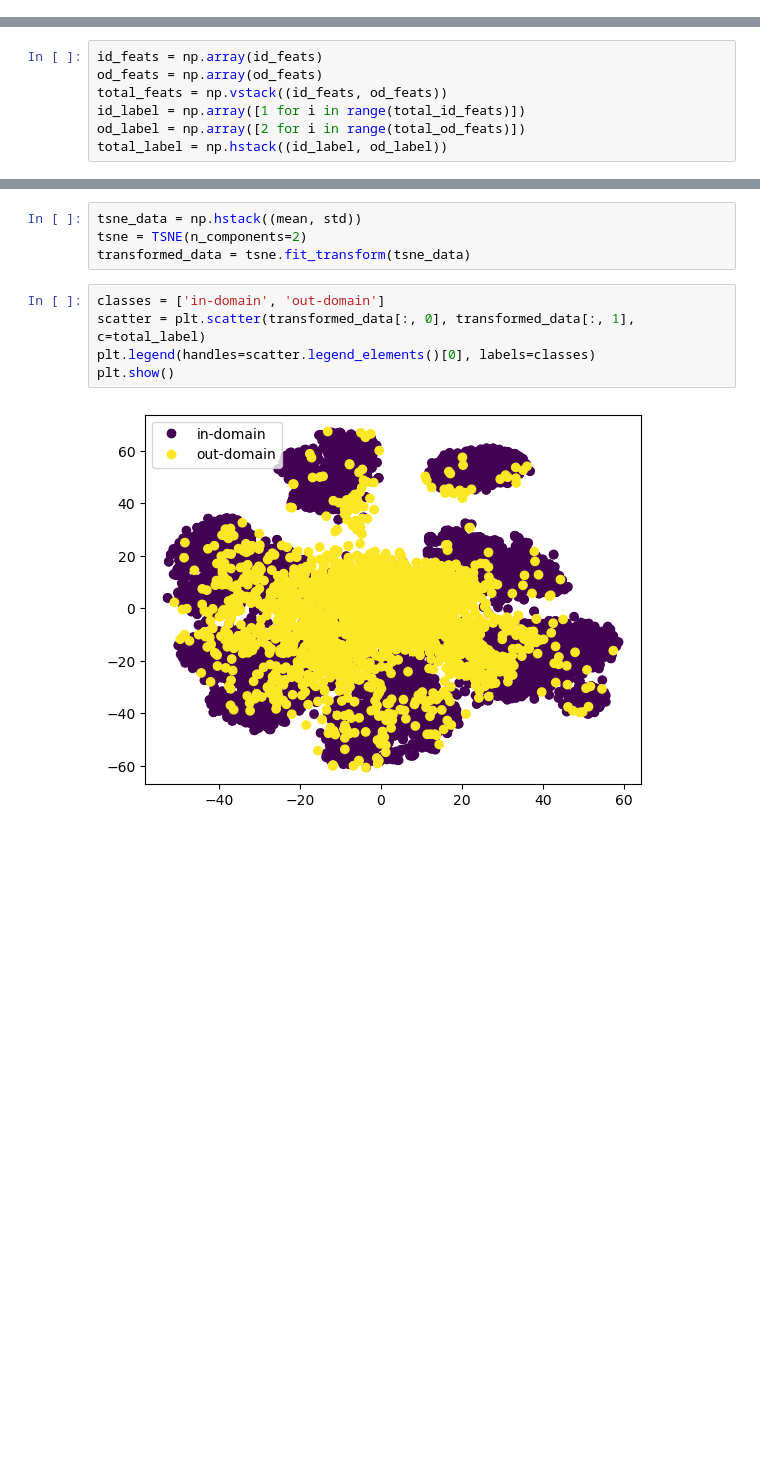
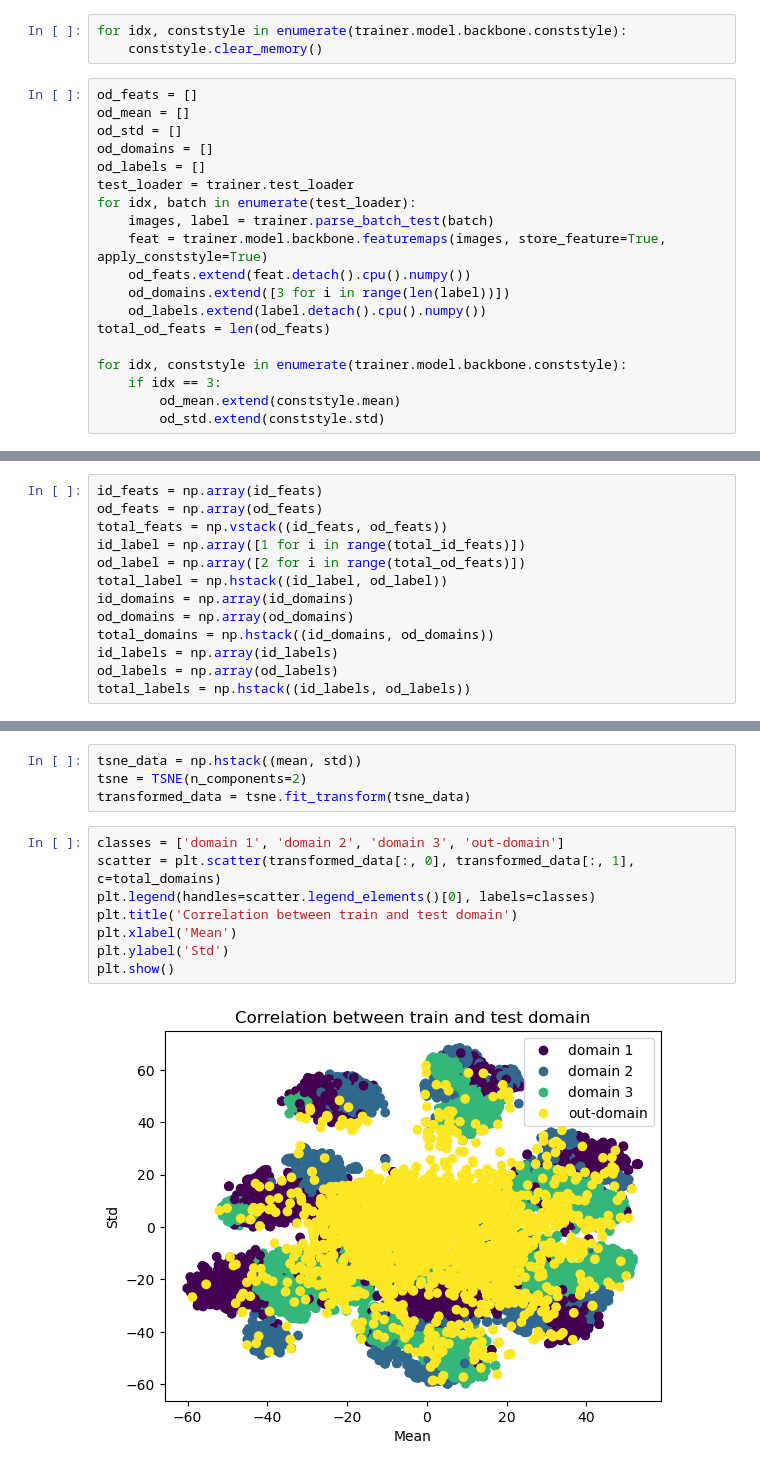
Before and after one commit to nduongw/DSU, a Jupyter notebook: multi-domain-generalization/explore/explore.ipynb, the cells around one changed output, grey strips where cells are left out. Cells and saved outputs as stored; diff of their text form; blank space fills up the shorter version.

```diff
--- a/multi-domain-generalization/explore/explore.ipynb
+++ b/multi-domain-generalization/explore/explore.ipynb
@@ -225,0 +229,22 @@ total_od_feats = len(od_feats)
+# %%
+for idx, conststyle in enumerate(trainer.model.backbone.conststyle):
+    conststyle.clear_memory()
+# %%
+od_feats = []
+od_mean = []
+od_std = []
+od_domains = []
+od_labels = []
+test_loader = trainer.test_loader
+for idx, batch in enumerate(test_loader):
+    images, label = trainer.parse_batch_test(batch)
+    feat = trainer.model.backbone.featuremaps(images, store_feature=True, apply_conststyle=True)
+    od_feats.extend(feat.detach().cpu().numpy())
+    od_domains.extend([3 for i in range(len(label))])
+    od_labels.extend(label.detach().cpu().numpy())
+total_od_feats = len(od_feats)
+
+for idx, conststyle in enumerate(trainer.model.backbone.conststyle):
+    if idx == 3:
+        od_mean.extend(conststyle.mean)
+        od_std.extend(conststyle.std)
@@ -230,3 +259,9 @@ total_feats = np.vstack((id_feats, od_feats))
 id_label = np.array([1 for i in range(total_id_feats)])
 od_label = np.array([2 for i in range(total_od_feats)])
 total_label = np.hstack((id_label, od_label))
+id_domains = np.array(id_domains)
+od_domains = np.array(od_domains)
+total_domains = np.hstack((id_domains, od_domains))
+id_labels = np.array(id_labels)
+od_labels = np.array(od_labels)
+total_labels = np.hstack((id_labels, od_labels))
@@ -241,9 +280,12 @@ tsne_data = np.hstack((mean, std))
 tsne = TSNE(n_components=2)
 transformed_data = tsne.fit_transform(tsne_data)
 # %%
-classes = ['in-domain', 'out-domain']
-scatter = plt.scatter(transformed_data[:, 0], transformed_data[:, 1], c=total_label)
+classes = ['domain 1', 'domain 2', 'domain 3', 'out-domain']
+scatter = plt.scatter(transformed_data[:, 0], transformed_data[:, 1], c=total_domains)
 plt.legend(handles=scatter.legend_elements()[0], labels=classes)
+plt.title('Correlation between train and test domain')
+plt.xlabel('Mean')
+plt.ylabel('Std')
 plt.show()
 # %% [output]
-[figure, old version]
+[figure, new version]
```
Also changed, not shown: parts of 4 cells of this notebook, 1 other file.
